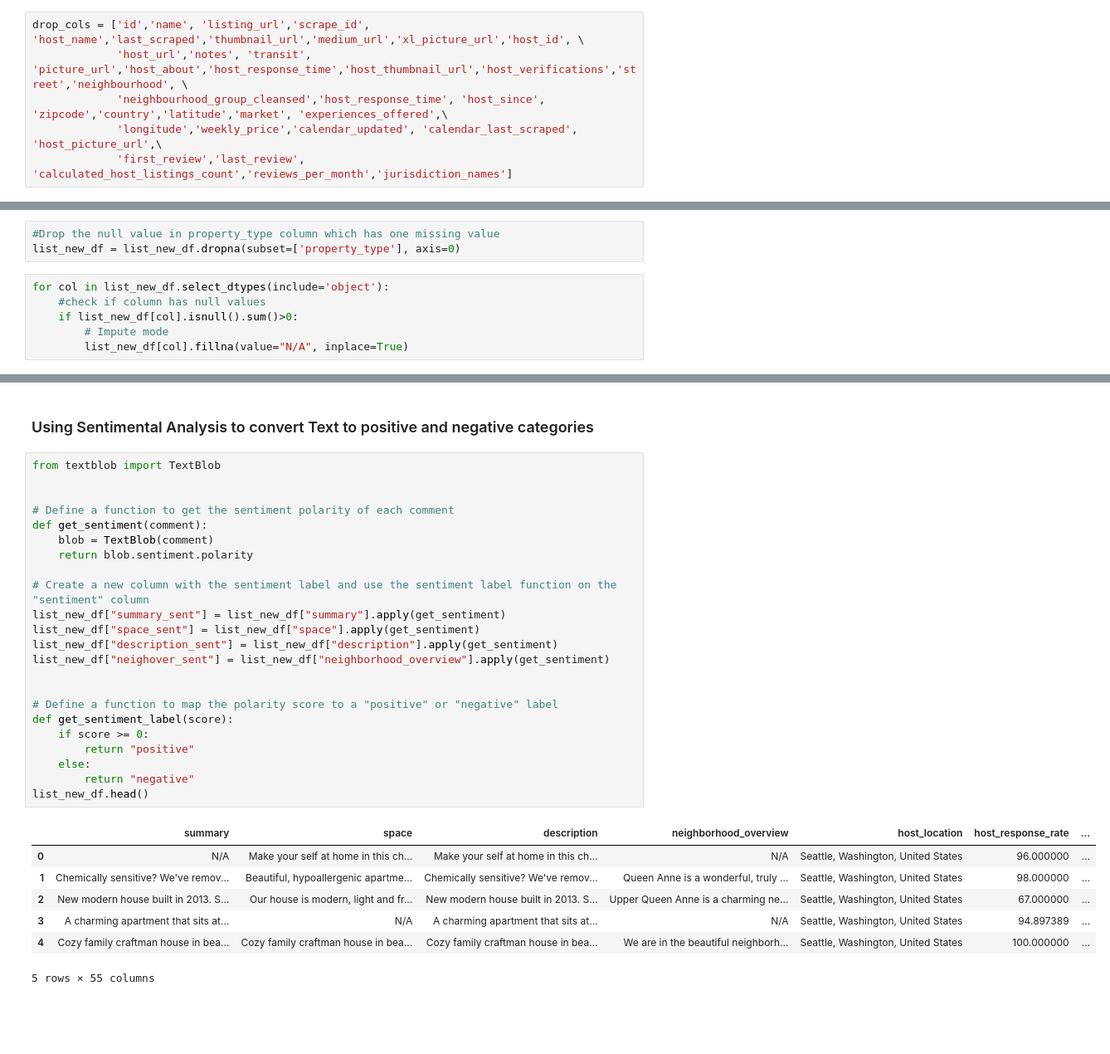
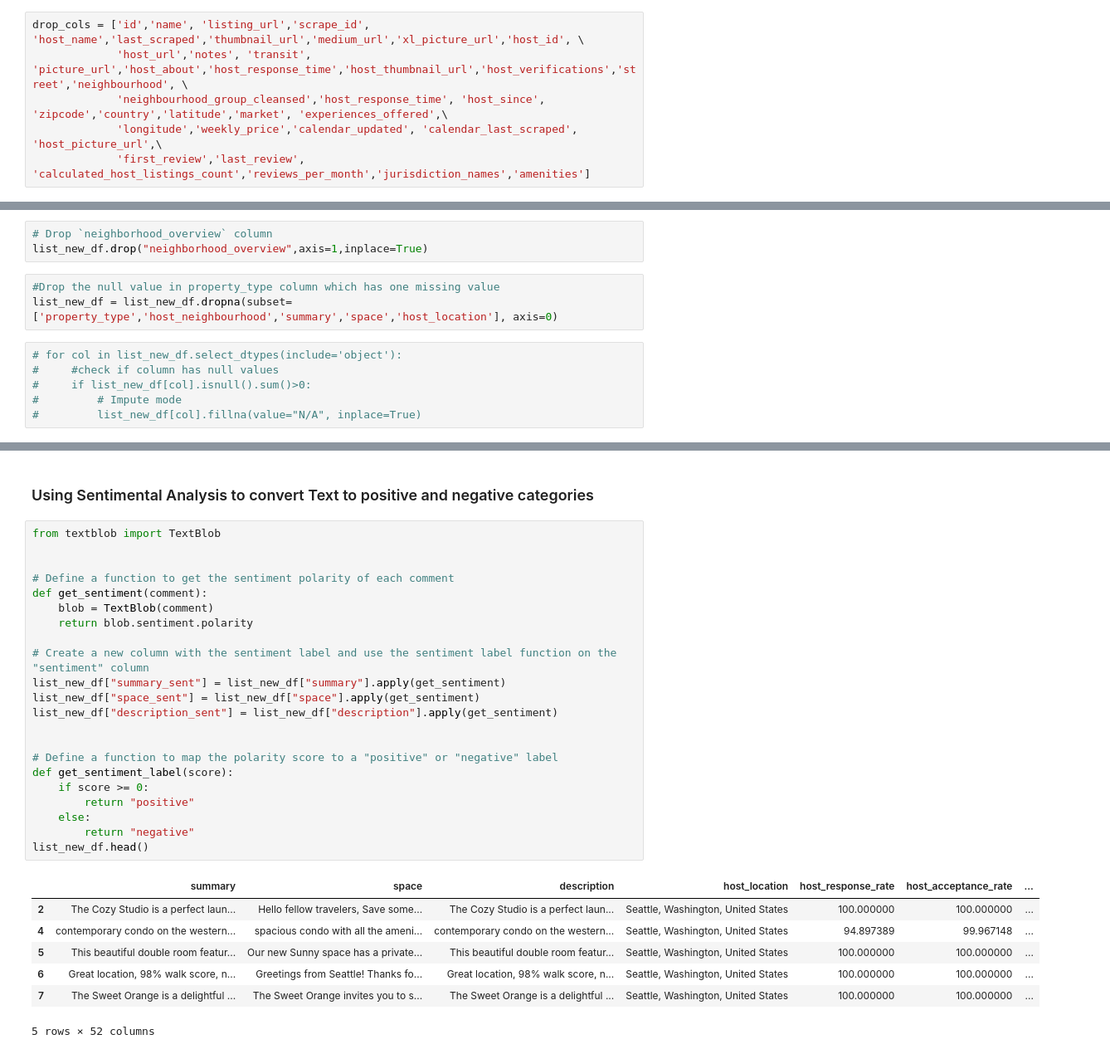
Before and after one commit to ruddysimon/ADS507---Practical-Data-Engineering, a Jupyter notebook: Airbnb_Seattle.ipynb, the cells around one changed output, grey strips where cells are left out. Shown: that part at 83% size. Saved outputs shown, nothing was run; the diff lists cells and outputs as text; blank space fills up the shorter version.

```diff
--- a/Airbnb_Seattle.ipynb
+++ b/Airbnb_Seattle.ipynb
@@ -398,7 +433,7 @@ drop_cols = ['id','name', 'listing_url','scrape_id', 'host_name','last_scraped',
              'host_url','notes', 'transit', 'picture_url','host_about','host_response_time','host_thumbnail_url','host_verifications','street','neighbourhood', \
              'neighbourhood_group_cleansed','host_response_time', 'host_since', 'zipcode','country','latitude','market', 'experiences_offered',\
              'longitude','weekly_price','calendar_updated', 'calendar_last_scraped', 'host_picture_url',\
-             'first_review','last_review', 'calculated_host_listings_count','reviews_per_month','jurisdiction_names']
+             'first_review','last_review', 'calculated_host_listings_count','reviews_per_month','jurisdiction_names','amenities']
 # %%
 list_new_df = list_df.drop(drop_cols, axis = 1)
 list_new_df.columns
@@ -548,12 +596,15 @@ cancellation_policy 0
+# %%
+# Drop `neighborhood_overview` column
+list_new_df.drop("neighborhood_overview",axis=1,inplace=True)
 # %%
 #Drop the null value in property_type column which has one missing value
-list_new_df = list_new_df.dropna(subset=['property_type'], axis=0)
+list_new_df = list_new_df.dropna(subset=['property_type','host_neighbourhood','summary','space','host_location'], axis=0)
 # %%
-for col in list_new_df.select_dtypes(include='object'):
-    #check if column has null values
-    if list_new_df[col].isnull().sum()>0:
-        # Impute mode
-        list_new_df[col].fillna(value="N/A", inplace=True)
+# for col in list_new_df.select_dtypes(include='object'):
+#     #check if column has null values
+#     if list_new_df[col].isnull().sum()>0:
+#         # Impute mode
+#         list_new_df[col].fillna(value="N/A", inplace=True)
 # %%
 cat_vars = [var for var in list_new_df.columns if list_new_df[var].dtypes=='O']
 for col in cat_vars:
@@ -579,33 +628,32 @@ cancellation_policy 0
 # %%
 from textblob import TextBlob
 
 
 # Define a function to get the sentiment polarity of each comment
 def get_sentiment(comment):
     blob = TextBlob(comment)
     return blob.sentiment.polarity
 
 # Create a new column with the sentiment label and use the sentiment label function on the "sentiment" column
 list_new_df["summary_sent"] = list_new_df["summary"].apply(get_sentiment)
 list_new_df["space_sent"] = list_new_df["space"].apply(get_sentiment)
 list_new_df["description_sent"] = list_new_df["description"].apply(get_sentiment)
-list_new_df["neighover_sent"] = list_new_df["neighborhood_overview"].apply(get_sentiment)
 
 
 # Define a function to map the polarity score to a "positive" or "negative" label
 def get_sentiment_label(score):
     if score >= 0:
         return "positive"
     else:
         return "negative"
 list_new_df.head()
 # %% [output]
-|  | summary | space | description | neighborhood_overview | host_location | host_response_rate | ... |
-| 0 | N/A | Make your self at home in this ch... | Make your self at home in this ch... | N/A | Seattle, Washington, United States | 96.000000 | ... |
-| 1 | Chemically sensitive? We've remov... | Beautiful, hypoallergenic apartme... | Chemically sensitive? We've remov... | Queen Anne is a wonderful, truly ... | Seattle, Washington, United States | 98.000000 | ... |
-| 2 | New modern house built in 2013. S... | Our house is modern, light and fr... | New modern house built in 2013. S... | Upper Queen Anne is a charming ne... | Seattle, Washington, United States | 67.000000 | ... |
-| 3 | A charming apartment that sits at... | N/A | A charming apartment that sits at... | N/A | Seattle, Washington, United States | 94.897389 | ... |
-| 4 | Cozy family craftman house in bea... | Cozy family craftman house in bea... | Cozy family craftman house in bea... | We are in the beautiful neighborh... | Seattle, Washington, United States | 100.000000 | ... |
+|  | summary | space | description | host_location | host_response_rate | host_acceptance_rate | ... |
+| 2 | The Cozy Studio is a perfect laun... | Hello fellow travelers, Save some... | The Cozy Studio is a perfect laun... | Seattle, Washington, United States | 100.000000 | 100.000000 | ... |
+| 4 | contemporary condo on the western... | spacious condo with all the ameni... | contemporary condo on the western... | Seattle, Washington, United States | 94.897389 | 99.967148 | ... |
+| 5 | This beautiful double room featur... | Our new Sunny space has a private... | This beautiful double room featur... | Seattle, Washington, United States | 100.000000 | 100.000000 | ... |
+| 6 | Great location, 98% walk score, n... | Greetings from Seattle! Thanks fo... | Great location, 98% walk score, n... | Seattle, Washington, United States | 100.000000 | 100.000000 | ... |
+| 7 | The Sweet Orange is a delightful ... | The Sweet Orange invites you to s... | The Sweet Orange is a delightful ... | Seattle, Washington, United States | 100.000000 | 100.000000 | ... |
-5 rows × 55 columns
+5 rows × 52 columns
 # %%
 # Drop the unnecessary columns after using sentimental analysis
```
Also changed, not shown: parts of 29 cells of this notebook, 3 other files.
